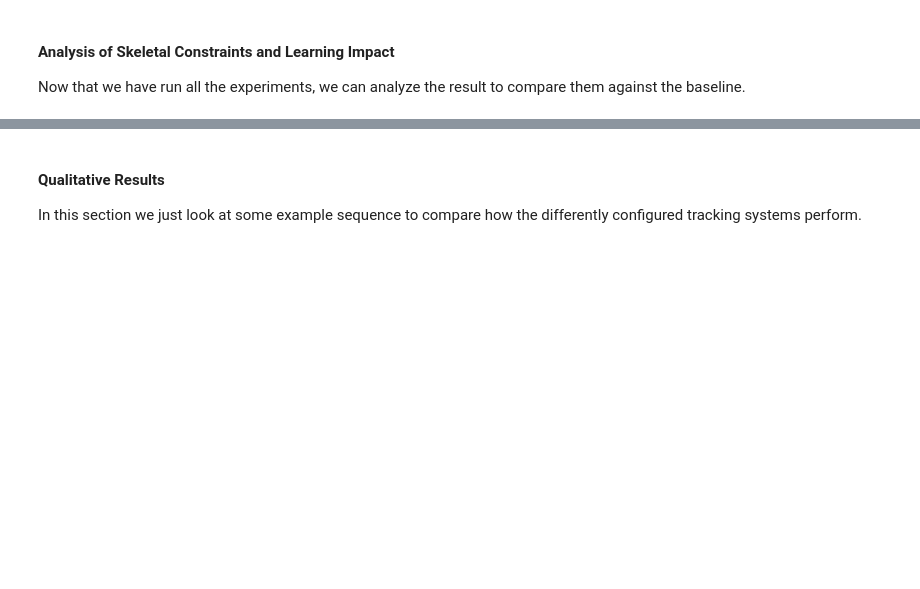
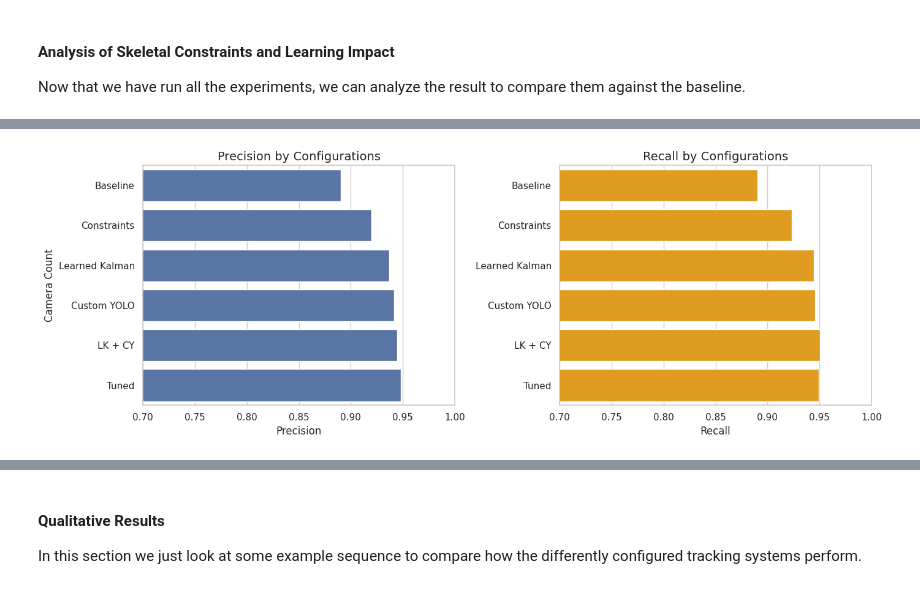
Before and after one commit to rolandbernard/capstone-project, a Jupyter notebook: code/notebooks/3.evaluation.ipynb, the cells around one changed output, grey strips where cells are left out. Drawn from its saved outputs; the diff is of its cells as text; code cells hidden in the pictures; blank space fills up the shorter version.

```diff
--- a/code/notebooks/3.evaluation.ipynb
+++ b/code/notebooks/3.evaluation.ipynb
@@ -566,0 +597,28 @@ plt.show()
+# %%
+fig, axes = plt.subplots(1, 2, figsize=(14, 5))
+
+# Precision comparison (higher is better)
+ax = sns.barplot(
+    data=df_e, x="Precision", y="kind", ax=axes[0],
+    errorbar=None, order=list(kind_rename_map.values()), orient="h"
+)
+axes[0].set_title("Precision by Configurations")
+axes[0].set_xlabel("Precision")
+axes[0].set_ylabel("Camera Count")
+axes[0].set_xlim(0.7, 1.00)
+
+# Recall comparison (higher is better)
+sns.barplot(
+    data=df_e, x="Recall", y="kind", ax=axes[1], color="orange",
+    errorbar=None, order=list(kind_rename_map.values()), orient="h"
+)
+axes[1].set_title("Recall by Configurations")
+axes[1].set_xlabel("Recall")
+axes[1].set_ylabel("")
+axes[1].set_xlim(0.7, 1.00)
+
+plt.tight_layout()
+plt.savefig("../../report/figures/improvements_comparison_precision.pdf")
+plt.show()
+# %% [output]
+[figure, added]
```
Also changed, not shown: parts of 11 cells of this notebook, 12 other files.
